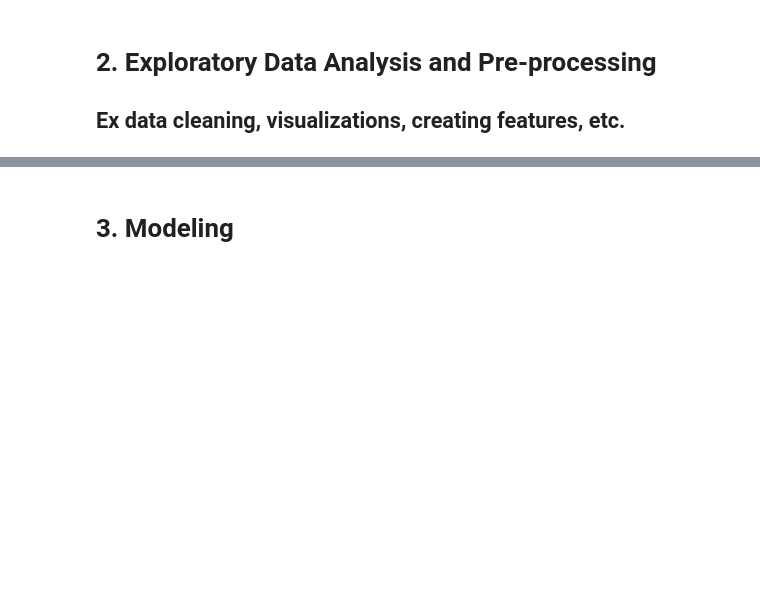
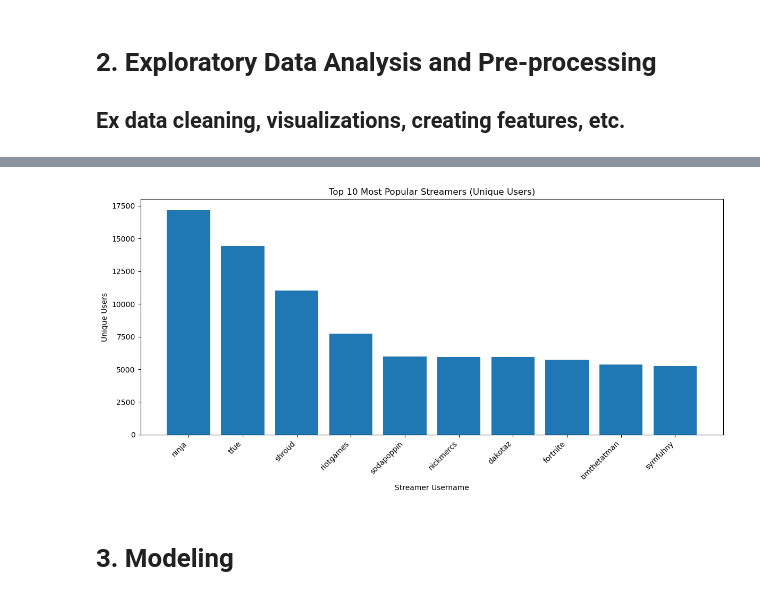
Before and after one commit to alaguelo/CSE158_assignment2, a Jupyter notebook: workbook.ipynb, the cells around one changed output, grey strips where cells are left out. Drawn from its saved outputs; the diff is of its cells as text; code cells hidden in the pictures; blank space fills up the shorter version.

```diff
--- a/workbook.ipynb
+++ b/workbook.ipynb
@@ -23,0 +29,10 @@ Basic Properties <br>
+# %%
+df = pd.read_csv("100k_a.zip", compression='zip', header=None, names=[
+    "user_id",
+    "streamID",
+    "streamer_username",
+    "time_start",
+    "time_end"
+])
+df["duration"] = (df["time_end"].astype(int) - df["time_start"]).astype(int) * 10
+print(df.head())
@@ -23,0 +46,7 @@ Basic Properties <br>
+# %%
+unique_user_counts = (
+    df.groupby("streamer_username")["user_id"]
+      .nunique()
+      .sort_values(ascending=False)
+)
+print(unique_user_counts.head(10))
@@ -24,3 +66,16 @@ Basic Properties <br>
+# %%
+top10 = unique_user_counts.head(10)
+
+plt.figure(figsize=(12, 6))
+plt.bar(top10.index, top10.values)
+plt.title("Top 10 Most Popular Streamers (Unique Users)")
+plt.xlabel("Streamer Username")
+plt.ylabel("Unique Users")
+plt.xticks(rotation=45, ha='right')
+plt.tight_layout()
+plt.show()
+# %% [output]
+[figure, added]
 # %% [markdown]
 # 3. Modeling
 # %% [markdown]
```
Also changed, not shown: parts of 4 cells of this notebook, 1 other file.
